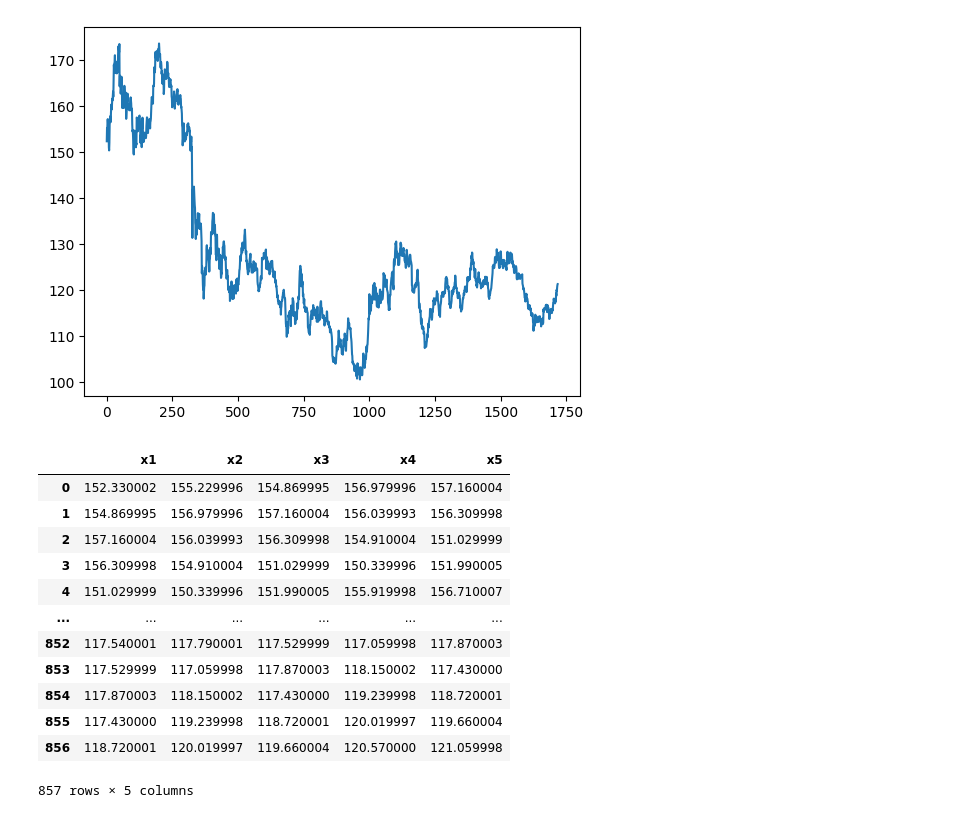
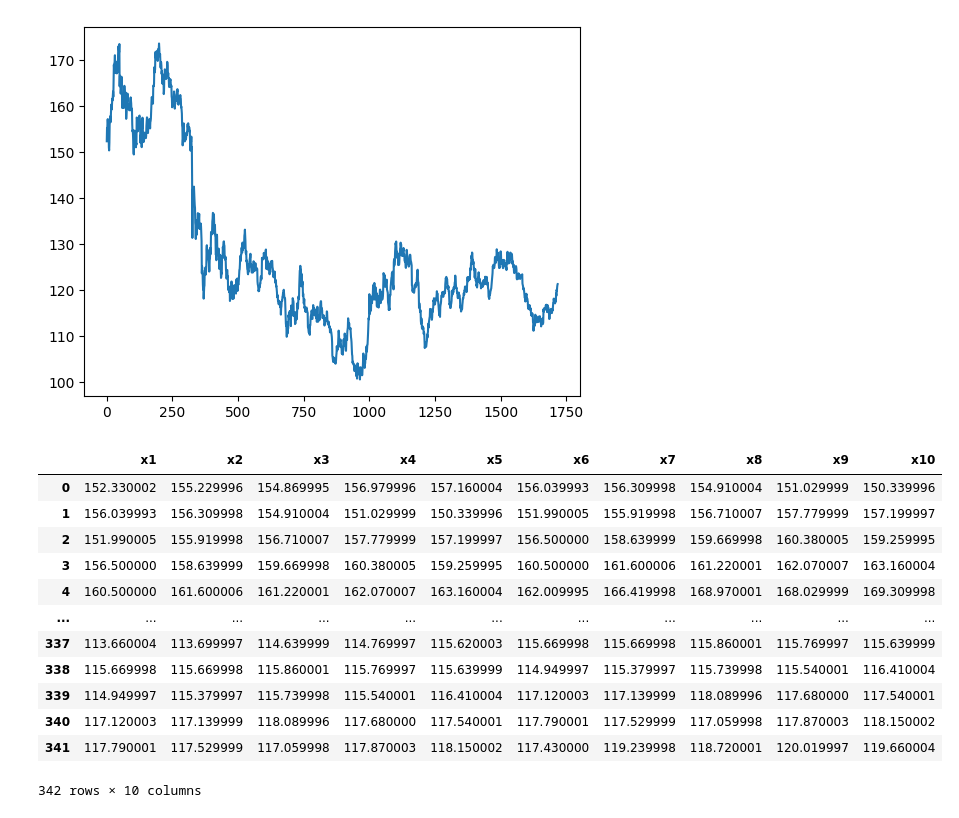
Before and after one commit to ralampay/pattern-recognition-course, a Jupyter notebook: notebooks/Example 10 - Unsupervised Clustering for Time Series.ipynb, the cells around one changed output. Cells and saved outputs as stored; diff of their text form; code cells hidden in the pictures.

```diff
--- a/notebooks/Example 10 - Unsupervised Clustering for Time Series.ipynb
+++ b/notebooks/Example 10 - Unsupervised Clustering for Time Series.ipynb
@@ -27,28 +27,28 @@ df['Close'].plot()
 <AxesSubplot: >
 [figure]
 # %%
-w = 5
+w = 10
 x = df['Close'].values
-step = 2
+step = int(w / 2)
 
 df_windowed = pd.DataFrame([x[i: i + w] for i in range(0, len(x),step)]).dropna()
-df_windowed.columns = ['x1', 'x2', 'x3', 'x4', 'x5']
+df_windowed.columns = ['x1', 'x2', 'x3', 'x4', 'x5', 'x6', 'x7', 'x8', 'x9','x10']
 
 df_windowed
 # %% [output]
-|  | x1 | x2 | x3 | x4 | x5 |
-| 0 | 152.330002 | 155.229996 | 154.869995 | 156.979996 | 157.160004 |
-| 1 | 154.869995 | 156.979996 | 157.160004 | 156.039993 | 156.309998 |
-| 2 | 157.160004 | 156.039993 | 156.309998 | 154.910004 | 151.029999 |
-| 3 | 156.309998 | 154.910004 | 151.029999 | 150.339996 | 151.990005 |
-| 4 | 151.029999 | 150.339996 | 151.990005 | 155.919998 | 156.710007 |
-| ... | ... | ... | ... | ... | ... |
-| 852 | 117.540001 | 117.790001 | 117.529999 | 117.059998 | 117.870003 |
-| 853 | 117.529999 | 117.059998 | 117.870003 | 118.150002 | 117.430000 |
-| 854 | 117.870003 | 118.150002 | 117.430000 | 119.239998 | 118.720001 |
-| 855 | 117.430000 | 119.239998 | 118.720001 | 120.019997 | 119.660004 |
-| 856 | 118.720001 | 120.019997 | 119.660004 | 120.570000 | 121.059998 |
+|  | x1 | x2 | x3 | x4 | x5 | x6 | x7 | x8 | x9 | x10 |
+| 0 | 152.330002 | 155.229996 | 154.869995 | 156.979996 | 157.160004 | 156.039993 | 156.309998 | 154.910004 | 151.029999 | 150.339996 |
+| 1 | 156.039993 | 156.309998 | 154.910004 | 151.029999 | 150.339996 | 151.990005 | 155.919998 | 156.710007 | 157.779999 | 157.199997 |
+| 2 | 151.990005 | 155.919998 | 156.710007 | 157.779999 | 157.199997 | 156.500000 | 158.639999 | 159.669998 | 160.380005 | 159.259995 |
+| 3 | 156.500000 | 158.639999 | 159.669998 | 160.380005 | 159.259995 | 160.500000 | 161.600006 | 161.220001 | 162.070007 | 163.160004 |
+| 4 | 160.500000 | 161.600006 | 161.220001 | 162.070007 | 163.160004 | 162.009995 | 166.419998 | 168.970001 | 168.029999 | 169.309998 |
+| ... | ... | ... | ... | ... | ... | ... | ... | ... | ... | ... |
+| 337 | 113.660004 | 113.699997 | 114.639999 | 114.769997 | 115.620003 | 115.669998 | 115.669998 | 115.860001 | 115.769997 | 115.639999 |
+| 338 | 115.669998 | 115.669998 | 115.860001 | 115.769997 | 115.639999 | 114.949997 | 115.379997 | 115.739998 | 115.540001 | 116.410004 |
+| 339 | 114.949997 | 115.379997 | 115.739998 | 115.540001 | 116.410004 | 117.120003 | 117.139999 | 118.089996 | 117.680000 | 117.540001 |
+| 340 | 117.120003 | 117.139999 | 118.089996 | 117.680000 | 117.540001 | 117.790001 | 117.529999 | 117.059998 | 117.870003 | 118.150002 |
+| 341 | 117.790001 | 117.529999 | 117.059998 | 117.870003 | 118.150002 | 117.430000 | 119.239998 | 118.720001 | 120.019997 | 119.660004 |
-857 rows × 5 columns
+342 rows × 10 columns
 # %%
 df_windowed.iloc[1:2,:].T.plot()
 # %% [output]
```
Also changed, not shown: parts of 9 cells of this notebook.
